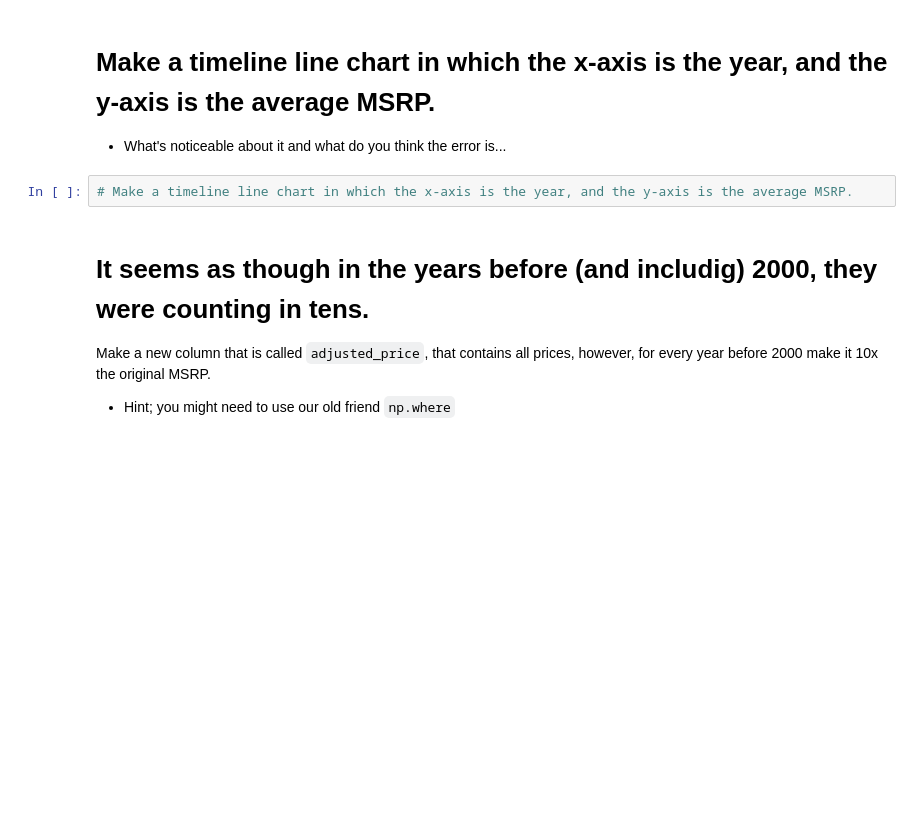
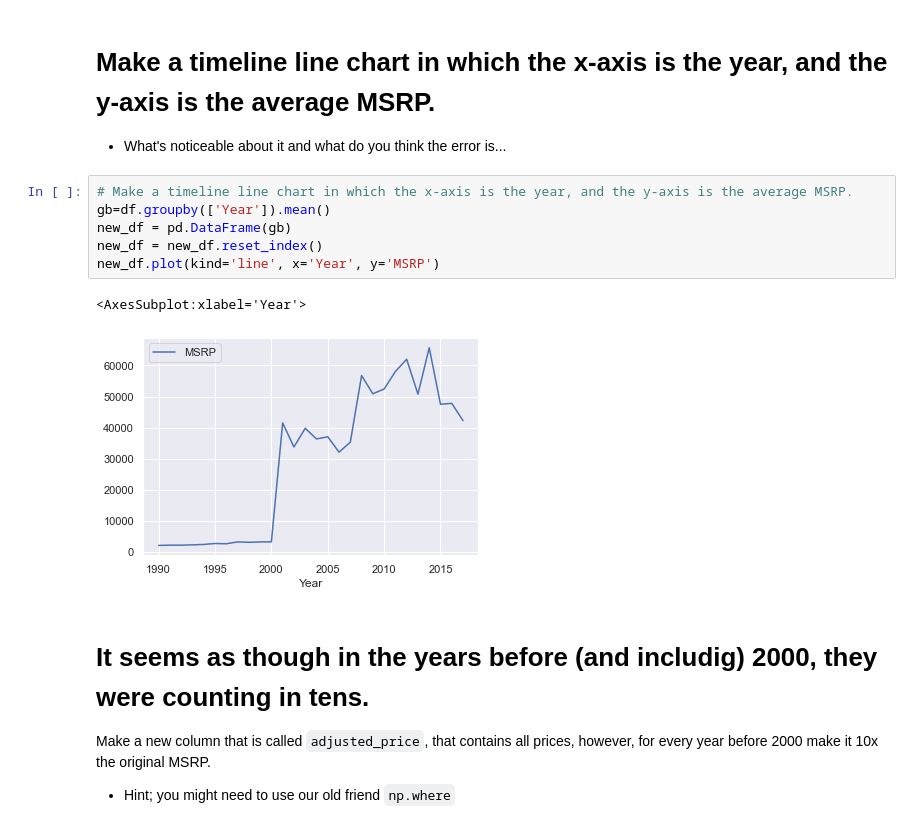
Before and after one commit to JustinRodri3000/2022-fall-data-science, a Jupyter notebook: Week-02-EDA/Exercise-EDA.ipynb, the cells around one changed output. Saved outputs shown, nothing was run; the diff lists cells and outputs as text; blank space fills up the shorter version.

```diff
--- a/Week-02-EDA/Exercise-EDA.ipynb
+++ b/Week-02-EDA/Exercise-EDA.ipynb
@@ -118,6 +118,13 @@ mak.plot(kind='barh',figsize=(6,8))
 * What's noticeable about it and what do you think the error is...
 # %%
 # Make a timeline line chart in which the x-axis is the year, and the y-axis is the average MSRP.
+gb=df.groupby(['Year']).mean()
+new_df = pd.DataFrame(gb)
+new_df = new_df.reset_index()
+new_df.plot(kind='line', x='Year', y='MSRP')
+# %% [output]
+<AxesSubplot:xlabel='Year'>
+[figure, added]
 # %% [markdown]
 # It seems as though in the years before (and includig) 2000, they were counting in tens.
 Make a new column that is called `adjusted_price`, that contains all prices, however, for every year before 2000 make it 10x the original MSRP.
```
Also changed, not shown: parts of 23 cells of this notebook, 1 other file.
